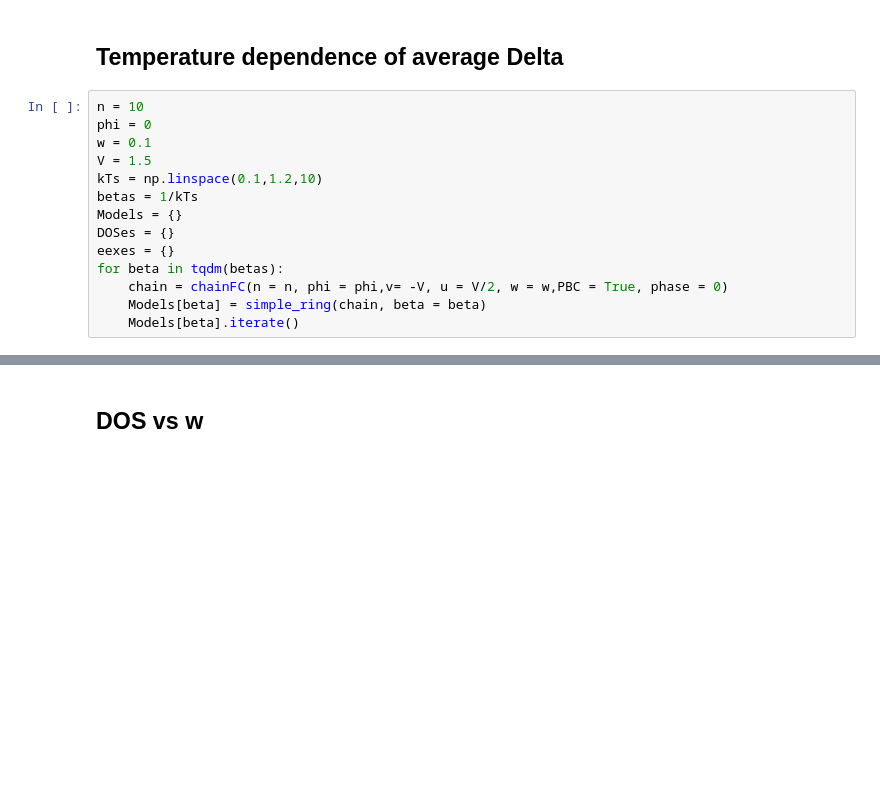
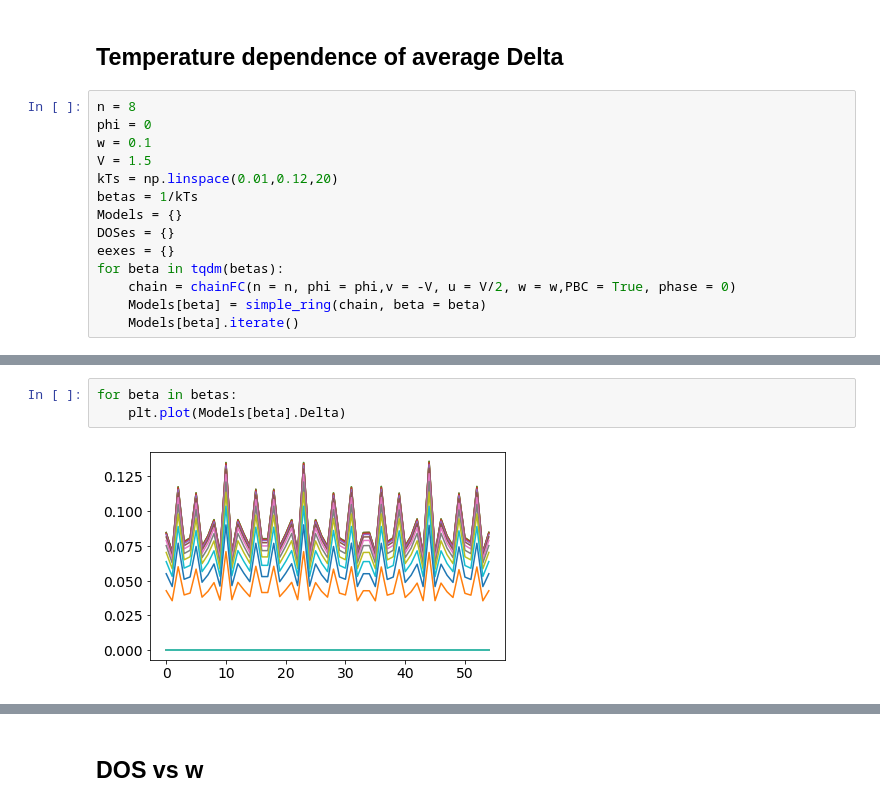
Before and after one commit to gautamra/Superconducting-Fibonacci-chain, a Jupyter notebook: Laboratory.ipynb, the cells around one changed output, grey strips where cells are left out. Cells and saved outputs as stored; diff of their text form; blank space fills up the shorter version.

```diff
--- a/Laboratory.ipynb
+++ b/Laboratory.ipynb
@@ -100,17 +96,17 @@ Fibonacci_number[n-6]
 # %% [markdown]
 ## Temperature dependence of average Delta
 # %%
-n = 10
+n = 8
 phi = 0
 w = 0.1
 V = 1.5
-kTs = np.linspace(0.1,1.2,10)
+kTs = np.linspace(0.01,0.12,20)
 betas = 1/kTs
 Models = {}
 DOSes = {}
 eexes = {}
 for beta in tqdm(betas):
-    chain = chainFC(n = n, phi = phi,v= -V, u = V/2, w = w,PBC = True, phase = 0)
+    chain = chainFC(n = n, phi = phi,v = -V, u = V/2, w = w,PBC = True, phase = 0)
     Models[beta] = simple_ring(chain, beta = beta)
     Models[beta].iterate()
 # %% [output]
@@ -117,0 +131,5 @@ KeyboardInterrupt:
+# %%
+for beta in betas:
+    plt.plot(Models[beta].Delta)
+# %% [output]
+[figure, added]
```
Also changed, not shown: parts of 8 cells of this notebook, 2 other files.
